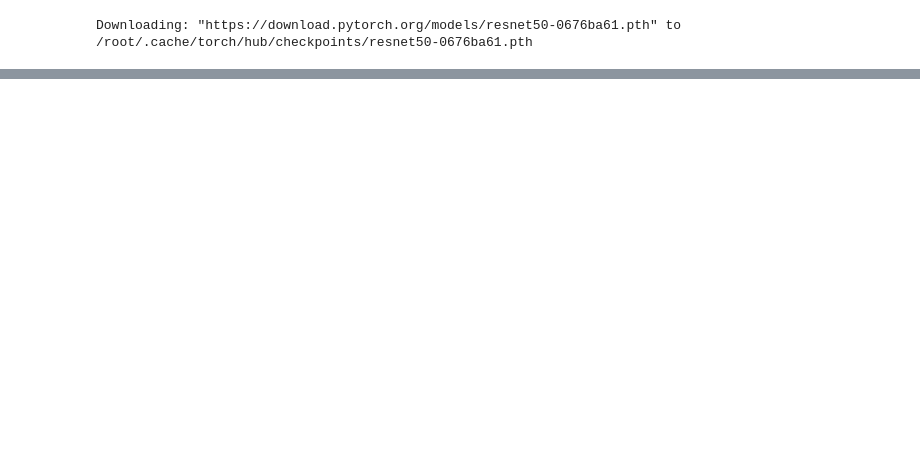
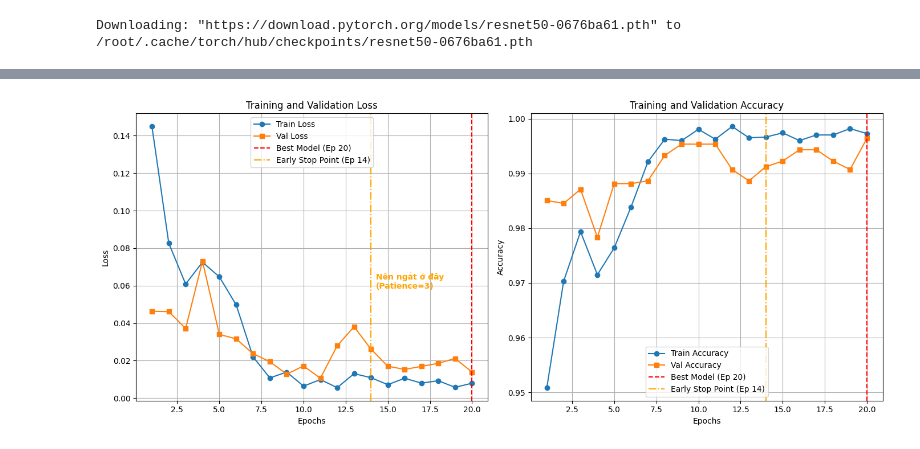
Before and after one commit to HIepNgoc2006/AI_Training_Bike_and_Motorbike, a Jupyter notebook: train.ipynb, the cells around one changed output, grey strips where cells are left out. Drawn from its saved outputs; the diff is of its cells as text; code cells hidden in the pictures; blank space fills up the shorter version.

```diff
--- a/train.ipynb
+++ b/train.ipynb
@@ -297,0 +322,79 @@ else:
+# %%
+# Vẽ biểu đồ dựa trên lịch sử đã lưu
+if os.path.exists(os.path.join(PROJECT_DIR, 'training_history.json')):
+    with open(os.path.join(PROJECT_DIR, 'training_history.json'), 'r') as f:
+        history = json.load(f)
+
+    train_loss = history['train_loss']
+    val_loss = history['val_loss']
+    train_acc = history['train_acc']
+    val_acc = history['val_acc']
+    epochs = range(1, len(train_loss) + 1)
+
+    # 1. Tự động tìm ra Epoch có Validation Accuracy cao nhất (Chính là Best Model được lưu lại)
+    best_epoch = val_acc.index(max(val_acc)) + 1
+
+    # 2. Giả lập cơ chế Early Stopping (Dựa trên Validation Loss)
+    patience = 3 # Định nghĩa: Nếu 3 epochs liên tiếp val_loss không giảm thì ngắt
+    best_loss = float('inf')
+    wait = 0
+    early_stop_epoch = None
+
+    for i, loss in enumerate(val_loss):
+        if loss < best_loss:
+            best_loss = loss
+            wait = 0
+        else:
+            wait += 1
+            if wait >= patience:
+                early_stop_epoch = i + 1
+                print(f"---> LƯU Ý KHI BÁO CÁO: Nếu bật cơ chế Early Stopping thực sự, mô hình có thể đã tự ngắt tại Epoch {early_stop_epoch} do val_loss không cải thiện trong {patience} vòng liên tiếp.")
+                break
+
+    # === Bắt đầu vẽ ===
+    plt.figure(figsize=(14, 6))
+
+    # --- Biểu đồ Loss ---
+    plt.subplot(1, 2, 1)
+    plt.plot(epochs, train_loss, 'o-', label='Train Loss')
+
+    # Do cách setup cũ chia lịch sử train/val nên ta chỉnh để vẽ đè lên nhau chuẩn
+    val_epochs = np.linspace(1, len(train_loss), len(val_loss)) if len(val_loss) != len(train_loss) else epochs
+    plt.plot(val_epochs, val_loss, 's-', label='Val Loss')
+
+    # Đánh dấu Best Model bằng đường dọc đỏ
+    plt.axvline(x=best_epoch, color='red', linestyle='--', label=f'Best Model (Ep {best_epoch})')
+
+    # Đánh dấu "Toạ độ vàng" của Early Stop bằng đường dọc cam
+    if early_stop_epoch:
+        plt.axvline(x=early_stop_epoch, color='orange', linestyle='-.', label=f'Early Stop Point (Ep {early_stop_epoch})')
+        plt.text(early_stop_epoch + 0.3, max(val_loss)*0.8, f"Nên ngắt ở đây\n(Patience={patience})", color='orange', fontweight='bold')
+
+    plt.title('Training and Validation Loss')
+    plt.xlabel('Epochs')
+    plt.ylabel('Loss')
+    plt.legend()
+    plt.grid(True)
+
+    # --- Biểu đồ Accuracy ---
+    plt.subplot(1, 2, 2)
+    plt.plot(epochs, train_acc, 'o-', label='Train Accuracy')
+    plt.plot(val_epochs, val_acc, 's-', label='Val Accuracy')
+
+    plt.axvline(x=best_epoch, color='red', linestyle='--', label=f'Best Model (Ep {best_epoch})')
+    if early_stop_epoch:
+        plt.axvline(x=early_stop_epoch, color='orange', linestyle='-.', label=f'Early Stop Point (Ep {early_stop_epoch})')
+
+    plt.title('Training and Validation Accuracy')
+    plt.xlabel('Epochs')
+    plt.ylabel('Accuracy')
+    plt.legend()
+    plt.grid(True)
+
+    plt.tight_layout()
+    plt.savefig(os.path.join(PROJECT_DIR, 'loss_accuracy_plot.png'), dpi=300)
+    print('\nĐã lưu biểu đồ vào file loss_accuracy_plot.png')
+    plt.show()
+else:
+    print('Chưa có lịch sử huấn luyện. Hãy chạy cell huấn luyện trước.')
+# %% [output]
@@ -297,0 +404 @@ else:
+[figure, added]
```
Also changed, not shown: parts of 23 cells of this notebook, 1 other file.
